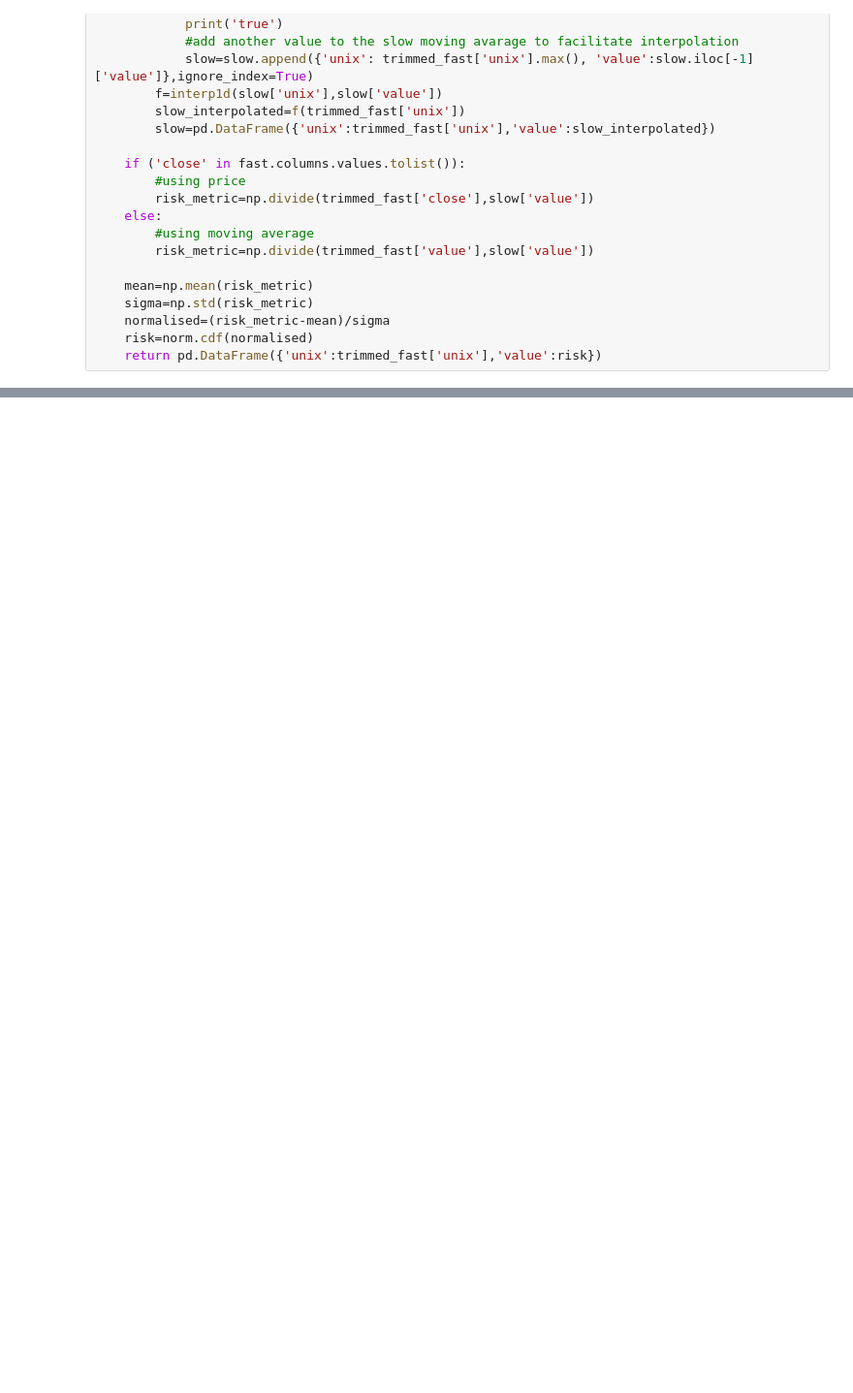
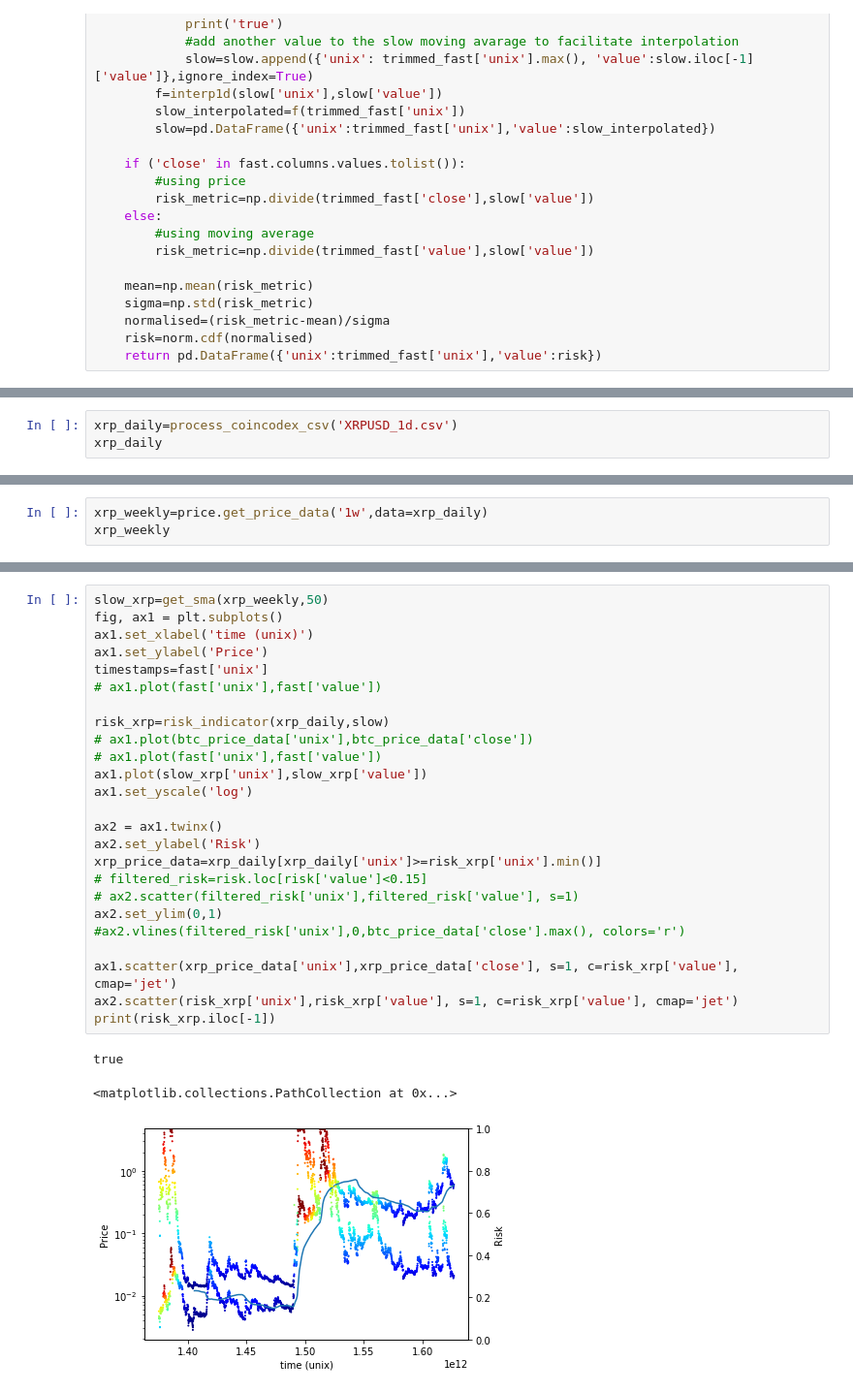
Before and after one commit to RDEvans31/saturn, a Jupyter notebook: Risk analysis.ipynb, the cells around one changed output, grey strips where cells are left out. Shown at 97% size. Drawn from its saved outputs; the diff is of its cells as text; blank space fills up the shorter version.

```diff
--- a/Risk analysis.ipynb
+++ b/Risk analysis.ipynb
@@ -197,0 +260,3 @@ true
+# %%
+xrp_daily=process_coincodex_csv('XRPUSD_1d.csv')
+xrp_daily
@@ -197,0 +277,3 @@ true
+# %%
+xrp_weekly=price.get_price_data('1w',data=xrp_daily)
+xrp_weekly
@@ -197,0 +294,29 @@ true
+# %%
+slow_xrp=get_sma(xrp_weekly,50)
+fig, ax1 = plt.subplots()
+ax1.set_xlabel('time (unix)')
+ax1.set_ylabel('Price')
+timestamps=fast['unix']
+# ax1.plot(fast['unix'],fast['value'])
+
+risk_xrp=risk_indicator(xrp_daily,slow)
+# ax1.plot(btc_price_data['unix'],btc_price_data['close'])
+# ax1.plot(fast['unix'],fast['value'])
+ax1.plot(slow_xrp['unix'],slow_xrp['value'])
+ax1.set_yscale('log')
+
+ax2 = ax1.twinx()
+ax2.set_ylabel('Risk')
+xrp_price_data=xrp_daily[xrp_daily['unix']>=risk_xrp['unix'].min()]
+# filtered_risk=risk.loc[risk['value']<0.15]
+# ax2.scatter(filtered_risk['unix'],filtered_risk['value'], s=1)
+ax2.set_ylim(0,1)
+#ax2.vlines(filtered_risk['unix'],0,btc_price_data['close'].max(), colors='r')
+
+ax1.scatter(xrp_price_data['unix'],xrp_price_data['close'], s=1, c=risk_xrp['value'], cmap='jet')
+ax2.scatter(risk_xrp['unix'],risk_xrp['value'], s=1, c=risk_xrp['value'], cmap='jet')
+print(risk_xrp.iloc[-1])
+# %% [output]
+true
+<matplotlib.collections.PathCollection at 0x...>
+[figure, added]
```
Also changed, not shown: parts of 6 cells of this notebook, 6 other files.
